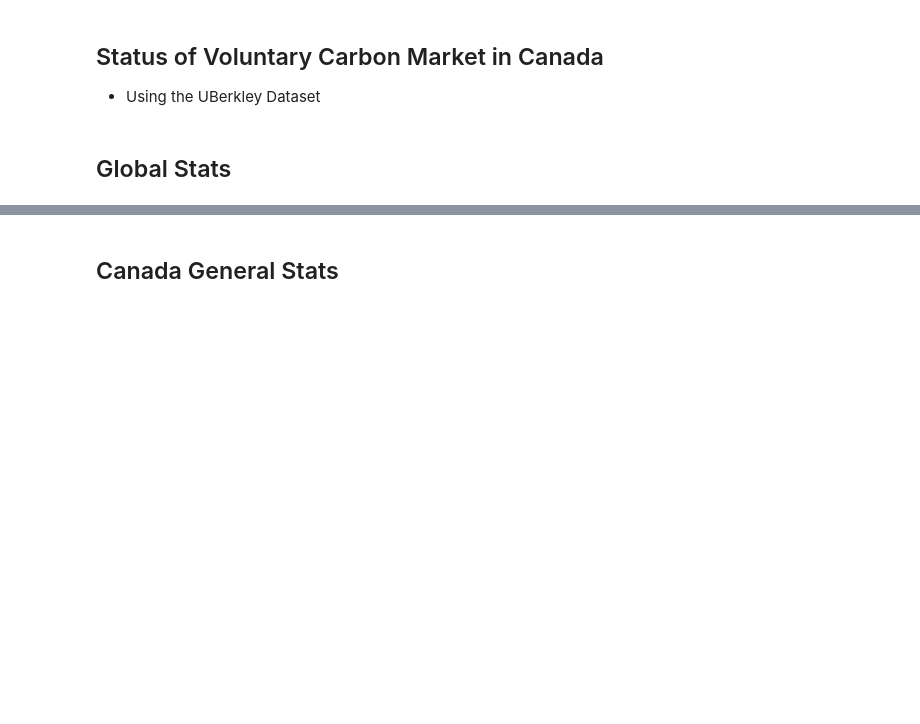
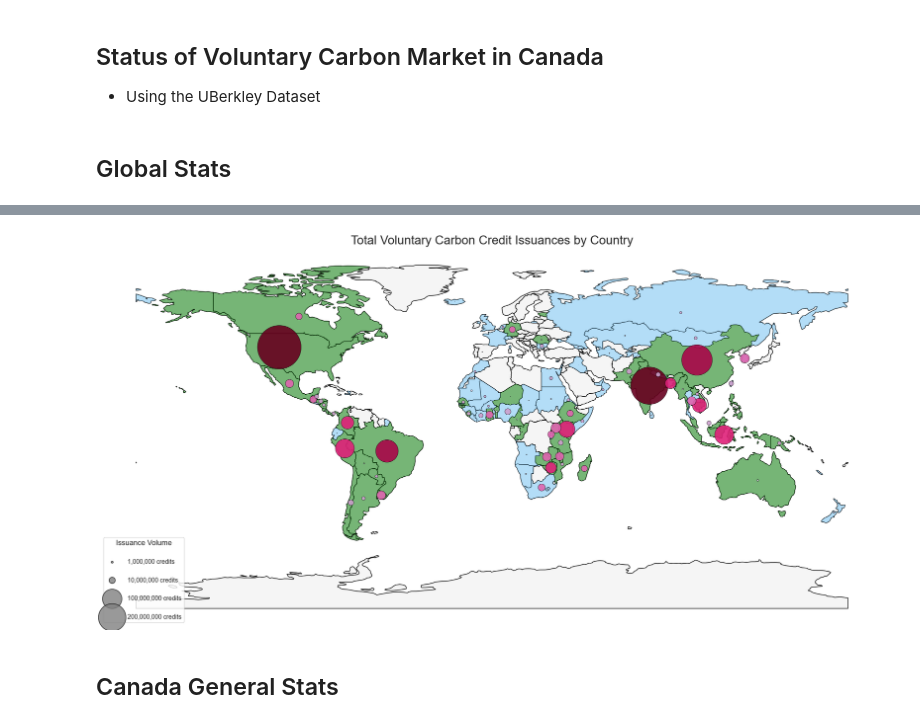
Before and after one commit to izzy-oceans/Carbon_Offsets_Project, a Jupyter notebook: code/VCM_Canada.ipynb, the cells around one changed output, grey strips where cells are left out. Drawn from its saved outputs; the diff is of its cells as text; code cells hidden in the pictures; blank space fills up the shorter version.

```diff
--- a/code/VCM_Canada.ipynb
+++ b/code/VCM_Canada.ipynb
@@ -108,0 +227,64 @@ fig.show()
+# %%
+from matplotlib.colors import LinearSegmentedColormap, ListedColormap
+import matplotlib.patches as mpatches
+
+# Load world shapefile
+shapefile_path = "../data/ne_110m_admin_0_countries/ne_110m_admin_0_countries.shp"
+world = gpd.read_file(shapefile_path)
+
+# Merge your data (plot_d should have Country, Issuances, issuance_bin_labels)
+merged = world.merge(plot_d, how='left', left_on='NAME', right_on='Country')
+merged = merged.to_crs(crs='epsg:4326')
+
+# Define bubble size scale (tune the multiplier as needed)
+size_scale = 1e-5  # Adjust this to get good visible bubbles
+
+# Plot
+fig, ax = plt.subplots(figsize=(18, 10))
+world.plot(ax=ax, color='whitesmoke', edgecolor='black')
+
+merged.plot(ax=ax,
+            column="data",
+            cmap=ListedColormap(["lightskyblue", "forestgreen"]),
+            alpha=0.6,
+            edgecolor="black",
+            linewidth=0.4,
+            legend=True)
+
+# Plot bubbles
+scatter = ax.scatter(
+    merged.geometry.to_crs('+proj=cea').centroid.to_crs(merged.crs).x,
+    merged.geometry.to_crs('+proj=cea').centroid.to_crs(merged.crs).y,
+    #merged.geometry.centroid.y,
+    s=merged['Issuances'] * size_scale,  # Scale size here
+    c=merged['issuance_bins'],           # Color by bins (or 'issuance_bin_labels')
+    cmap='PuRd',
+    alpha=0.9,
+    edgecolors='k',
+    linewidths=0.5
+)
+
+# Custom legend for bubble sizes
+for size in [1e6, 1e7, 1e8, 2e8]:
+    ax.scatter([], [], s=size * size_scale, c='gray', alpha=0.8, edgecolors='k',
+               label=f'{int(size):,} credits')
+
+legend = ax.legend(
+    title="Issuance Volume",
+    loc='lower left',
+    frameon=True,
+    fontsize='medium',
+    title_fontsize='large',
+    labelspacing=2,# Increase the spacing between legend labels
+    handletextpad=1.5
+
+)
+
+ax.set_title('Total Voluntary Carbon Credit Issuances by Country', fontsize=20)
+ax.axis('off')
+
+plt.tight_layout()
+plt.savefig("issuance_bubble_map.png", dpi=300)
+plt.show()
+# %% [output]
+[figure, added]
```
Also changed, not shown: parts of 10 cells of this notebook.
